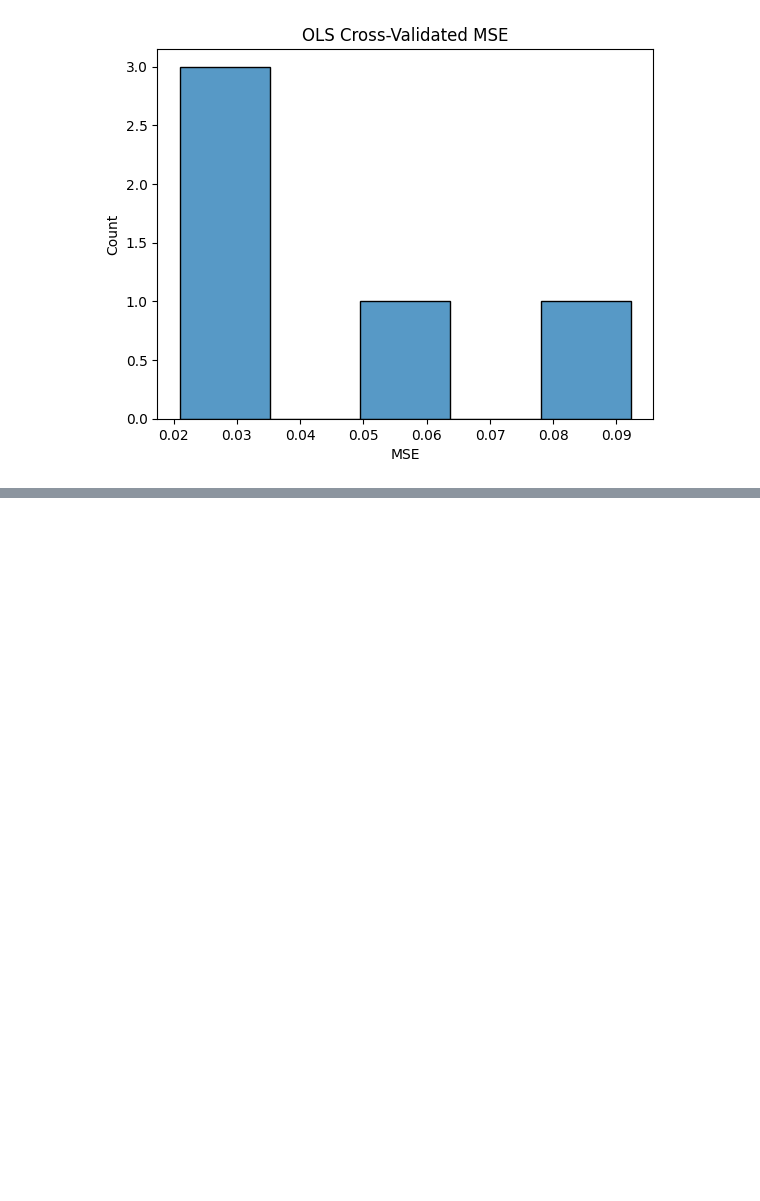
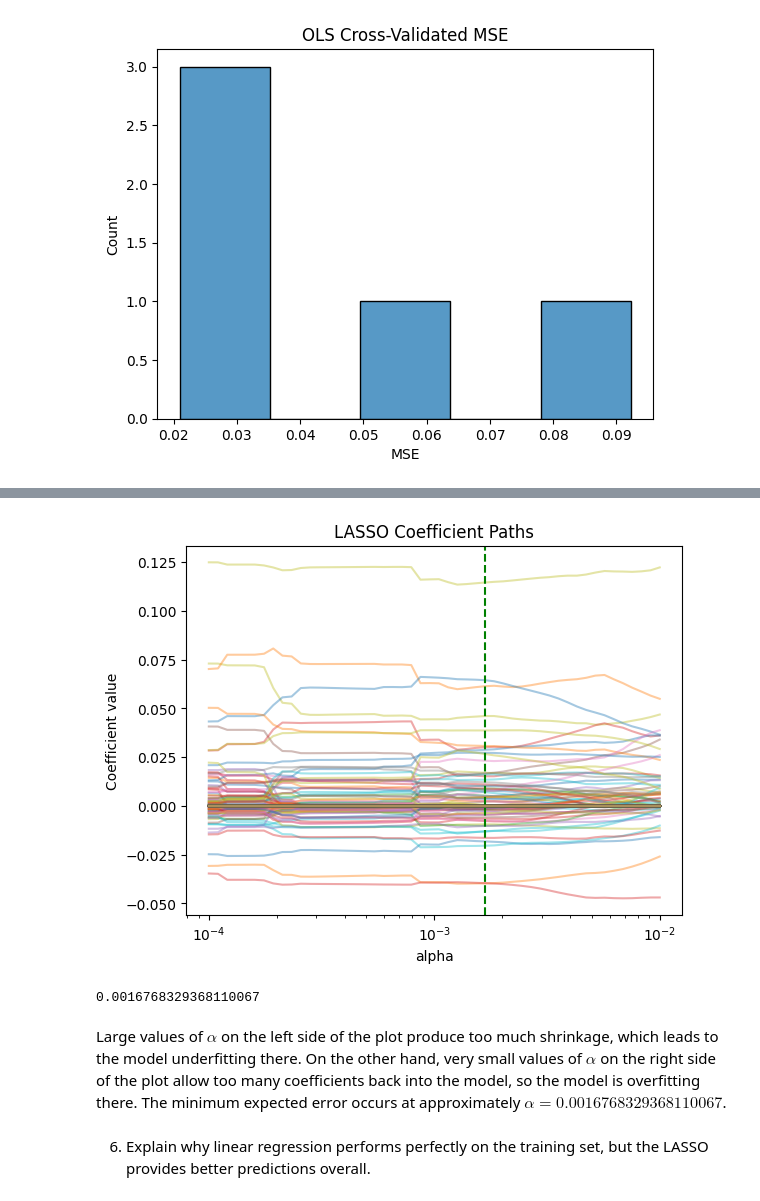
Before and after one commit to jlee0325/undergrad_ml_assignments, a Jupyter notebook: genomics_lab.ipynb, the cells around one changed output, grey strips where cells are left out. Saved outputs shown, nothing was run; the diff lists cells and outputs as text; code cells hidden in the pictures; blank space fills up the shorter version.

```diff
--- a/genomics_lab.ipynb
+++ b/genomics_lab.ipynb
@@ -130,0 +212,17 @@ Standard deviation: 0.028108
+# %%
+for i in range(coefs.shape[1]):
+    plt.plot(lasso_cv.alphas_, coefs[:, i], alpha=0.4)
+plt.xscale('log')
+plt.axvline(alpha_star, color='green', linestyle='--')
+plt.xlabel('alpha')
+plt.ylabel('Coefficient value')
+plt.title('LASSO Coefficient Paths')
+plt.show()
+print(alpha_star)
+# %% [output]
+[figure, added]
+0.0016768329368110067
+# %% [markdown]
+Large values of $\alpha$ on the left side of the plot produce too much shrinkage, which leads to the model underfitting there. On the other hand, very small values of $\alpha$ on the right side of the plot allow too many coefficients back into the model, so the model is overfitting there. The minimum expected error occurs at approximately $\alpha = 0.0016768329368110067$.
+# %% [markdown]
+6. Explain why linear regression performs perfectly on the training set, but the LASSO provides better predictions overall.
```
Also changed, not shown: parts of 11 cells of this notebook.
